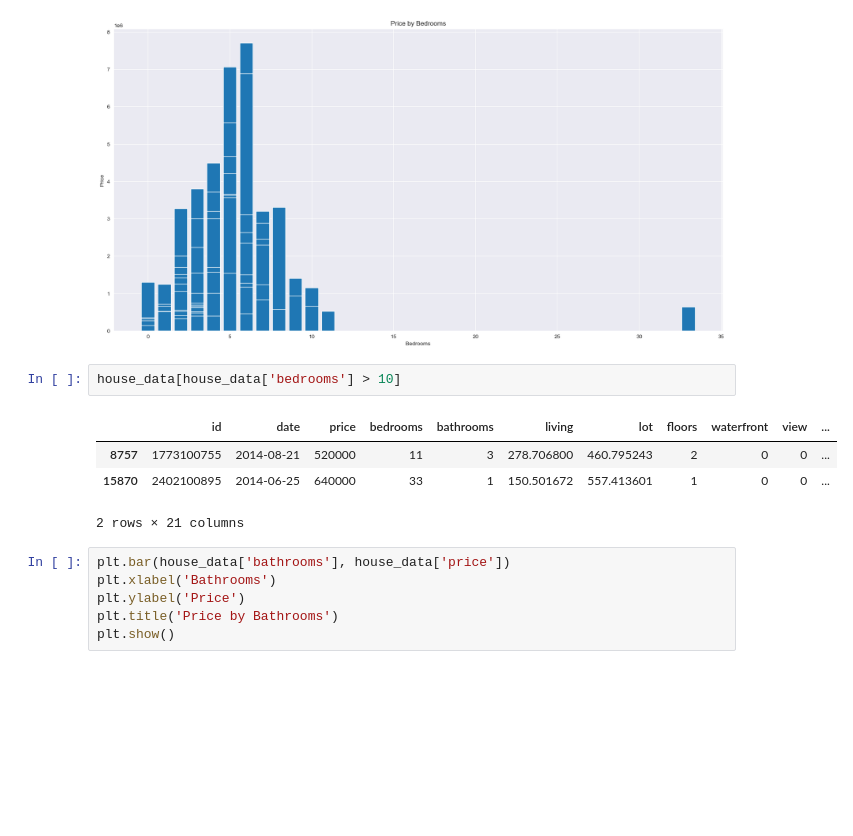
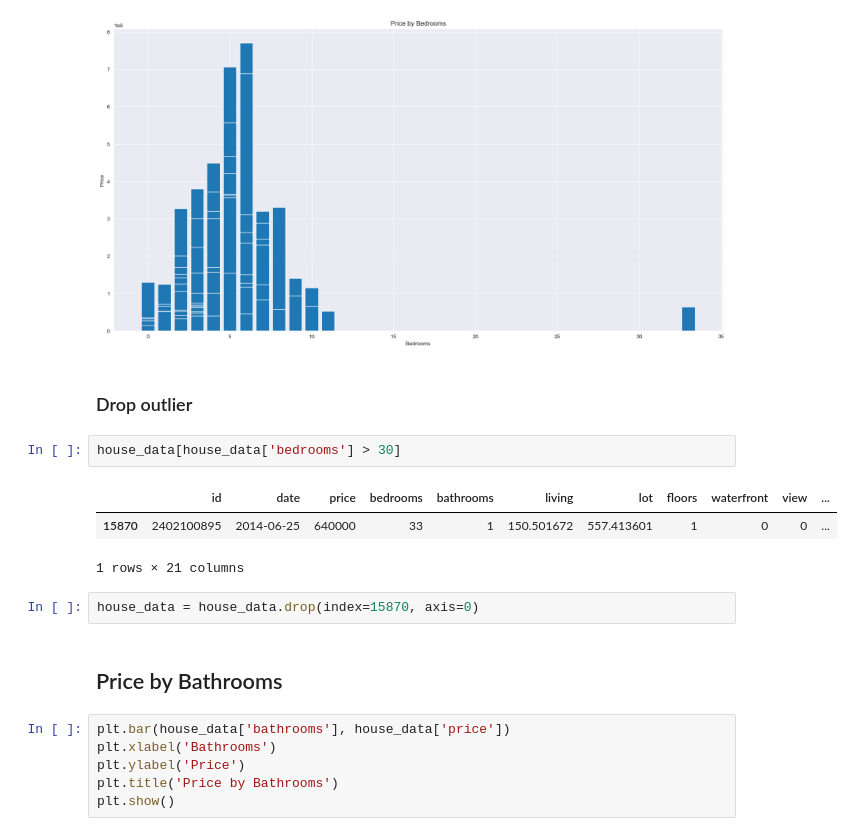
Before and after one commit to kanawanttotimetravel/house-price-prediction, a Jupyter notebook: preprocessing.ipynb, the cells around one changed output. Drawn from its saved outputs; the diff is of its cells as text; blank space fills up the shorter version.

```diff
--- a/preprocessing.ipynb
+++ b/preprocessing.ipynb
@@ -215,13 +189,18 @@ plt.title('Price by Bedrooms')
 plt.show()
 # %% [output]
 [figure]
+# %% [markdown]
+### Drop outlier
 # %%
-house_data[house_data['bedrooms'] > 10]
+house_data[house_data['bedrooms'] > 30]
 # %% [output]
 |  | id | date | price | bedrooms | bathrooms | living | lot | floors | waterfront | view | ... |
-| 8757 | 1773100755 | 2014-08-21 | 520000 | 11 | 3 | 278.706800 | 460.795243 | 2 | 0 | 0 | ... |
 | 15870 | 2402100895 | 2014-06-25 | 640000 | 33 | 1 | 150.501672 | 557.413601 | 1 | 0 | 0 | ... |
-2 rows × 21 columns
+1 rows × 21 columns
+# %%
+house_data = house_data.drop(index=15870, axis=0)
+# %% [markdown]
+## Price by Bathrooms
 # %%
 plt.bar(house_data['bathrooms'], house_data['price'])
 plt.xlabel('Bathrooms')
```
Also changed, not shown: parts of 18 cells of this notebook, 3 other files.
